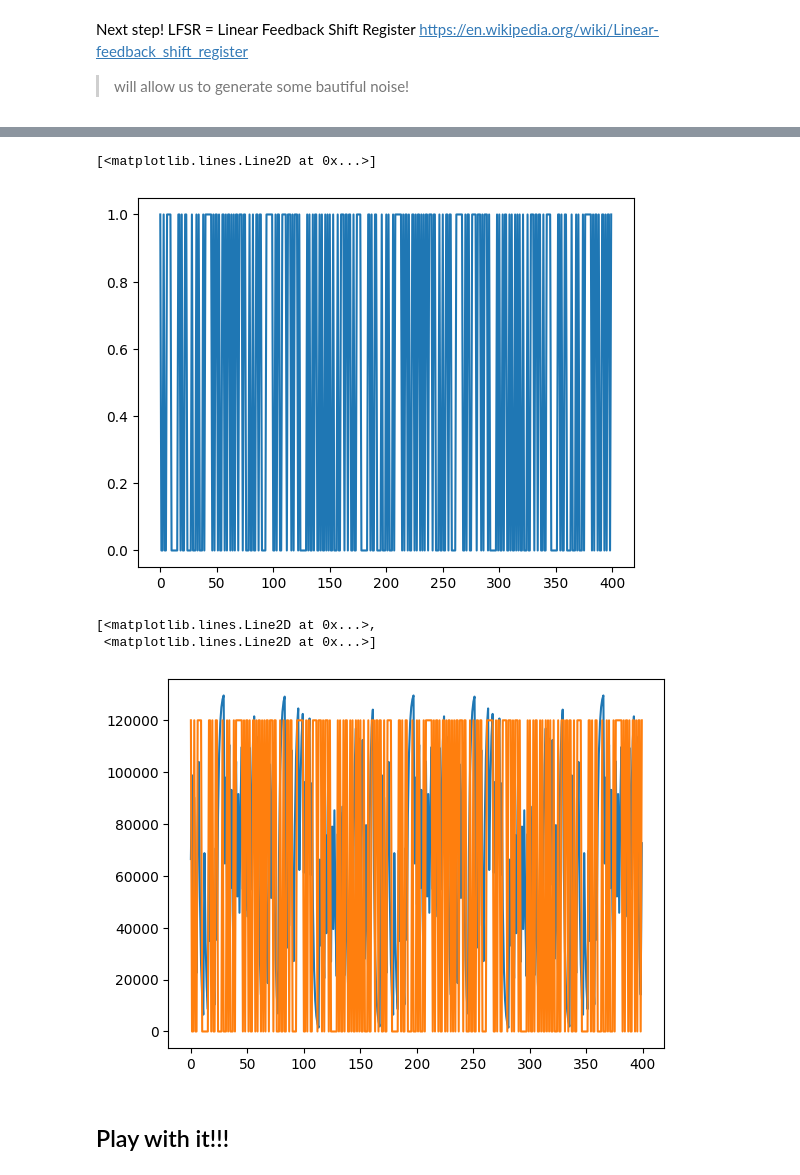
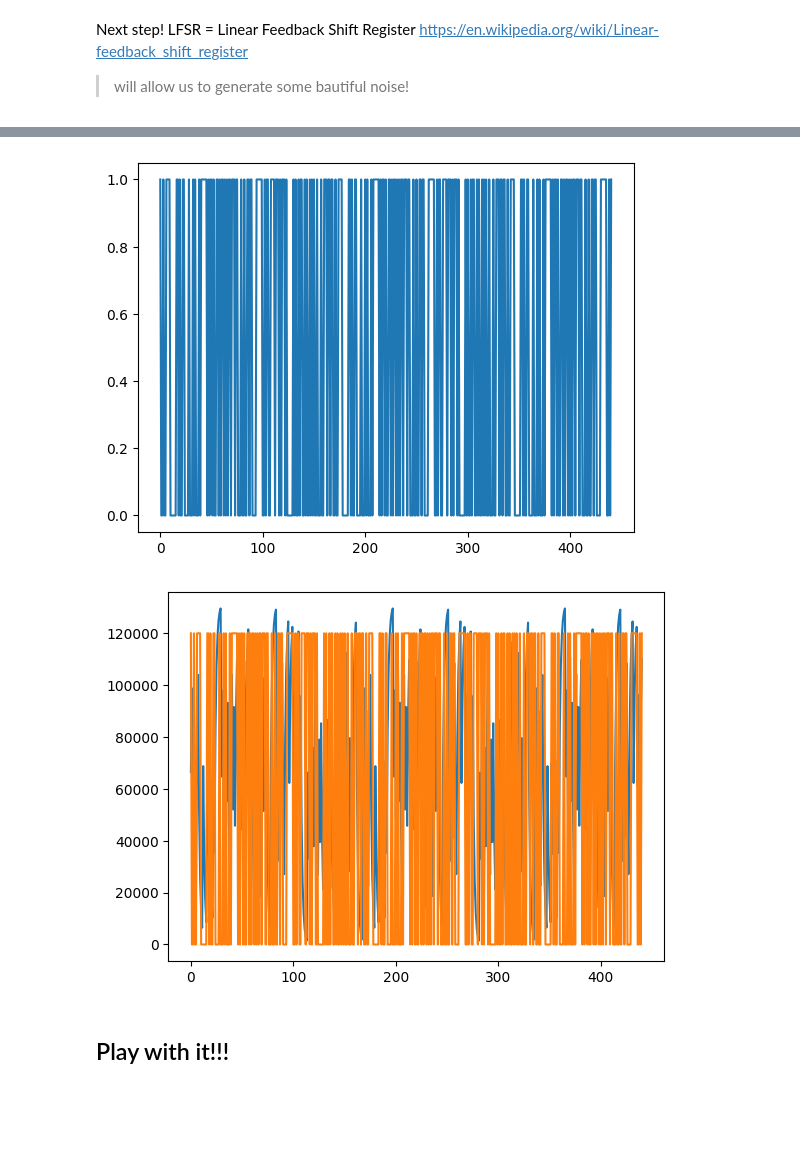
Before and after one commit to akinml/buchla, a Jupyter notebook: sound_modulation.ipynb, the cells around one changed output, grey strips where cells are left out. Saved outputs shown, nothing was run; the diff lists cells and outputs as text; code cells hidden in the pictures; blank space fills up the shorter version.

```diff
--- a/sound_modulation.ipynb
+++ b/sound_modulation.ipynb
@@ -259,25 +226,21 @@ def square(freq, t):
 # %% [markdown]
 ## Play with it!
 # %%
-for t in range(0, 44100*9):
-    stream.write(struct.pack('f', square(51 * ar_env2(3, 18, t), t)
-                             * fm(5554 * ar_env2(4, 18, t), t, 1, 8)
-                             * fm(644 * ar_env2(9, 19, t), t, 4, 8)))
+sound_out(9.0, lambda t: (square(51 * ar_env(3, 18, t), t)
+                          * fm(5554 * ar_env(4, 18, t), t, 1, 8)
+                          * fm(644 * ar_env(9, 19, t), t, 4, 8)))
 # %%
-for t in range(0, 44100*9):
-    stream.write(struct.pack('f', saw(51 * ar_env2(3, 18, t), t)
-                             * fm(5554 * ar_env2(4, 18, t), t, 1, 8)
-                             * fm(644 * ar_env2(9, 19, t), t, 4, 8)))
+sound_out(9.0, lambda t: (saw(51 * ar_env(3, 18, t), t)
+                          * fm(5554 * ar_env(4, 18, t), t, 1, 8)
+                          * fm(644 * ar_env(9, 19, t), t, 4, 8)))
 # %%
-for t in range(0, 44100*9):
-    stream.write(struct.pack('f', square(395 * ar_env2(344, 39, t), t)
-                             * fm(8904 * ar_env2(49, 18, t), t, 13, 83)
-                             * fm(5064 * ar_env2(49, 83, t), t, 34, 38)))
+sound_out(9.0, lambda t: (square(395 * ar_env(344, 39, t), t)
+                          * fm(8904 * ar_env(49, 18, t), t, 13, 83)
+                          * fm(5064 * ar_env(49, 83, t), t, 34, 38)))
 # %%
-for t in range(0, 44100*9):
-    stream.write(struct.pack('f', square(395 * ar_env2(4, 9, t), t)
-                             * fm(8904 * ar_env2(1, 1, t), t, 13, 83)
-                             * fm(5064 * ar_env2(1, 3, t), t, 34, 38) * saw(591 * ar_env2(3, 18, t), t)))
+sound_out(9.0, lambda t: (square(395 * ar_env(4, 9, t), t)
+                          * fm(8904 * ar_env(1, 1, t), t, 13, 83)
+                          * fm(5064 * ar_env(1, 3, t), t, 34, 38) * saw(591 * ar_env(3, 18, t), t)))
 # %% [markdown]
 # Generate NOISE <3 <3 <3
 # %% [markdown]
@@ -309,18 +271,15 @@ plt.plot([(lfsr.tick()) for x in range(0, 400)])
 # %%
 lfsr = LFSR(taps=[1, 3, 7])
-plt.plot([(lfsr.sample()) for x in range(0, 400)])
+plot_sound(0.01, lambda x: lfsr.sample())
 # %% [output]
-[<matplotlib.lines.Line2D at 0x...>]
-[figure, old version]
+[figure, new version]
 # %%
 lfsr = LFSR(taps=[1, 3, 7])
-plt.plot([(lambda x: (x, (x & 1) * 120000))(lfsr.tick()) for x in range(0, 400)])
+plot_sound(0.01, lambda y: (lambda x: (x, (x & 1) * 120000))(lfsr.tick()))
 
 #(lambda x: (x, (x & 1) * 120000))
 # %% [output]
-[<matplotlib.lines.Line2D at 0x...>,
- <matplotlib.lines.Line2D at 0x...>]
-[figure, old version]
+[figure, new version]
 # %% [markdown]
 ## Play with it!!!
 # %%
```
Also changed, not shown: parts of 75 cells of this notebook.
